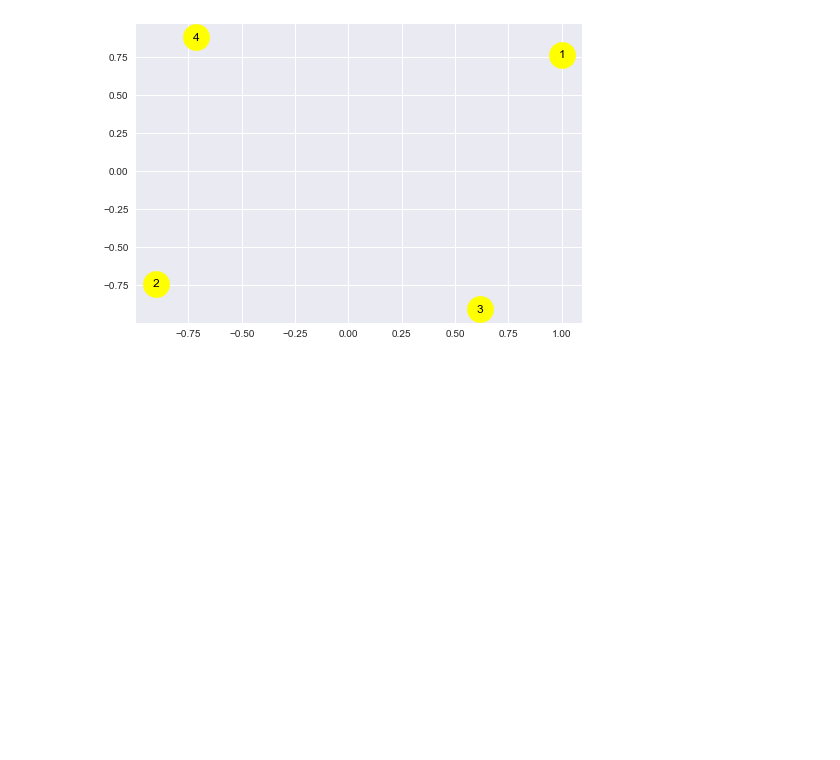
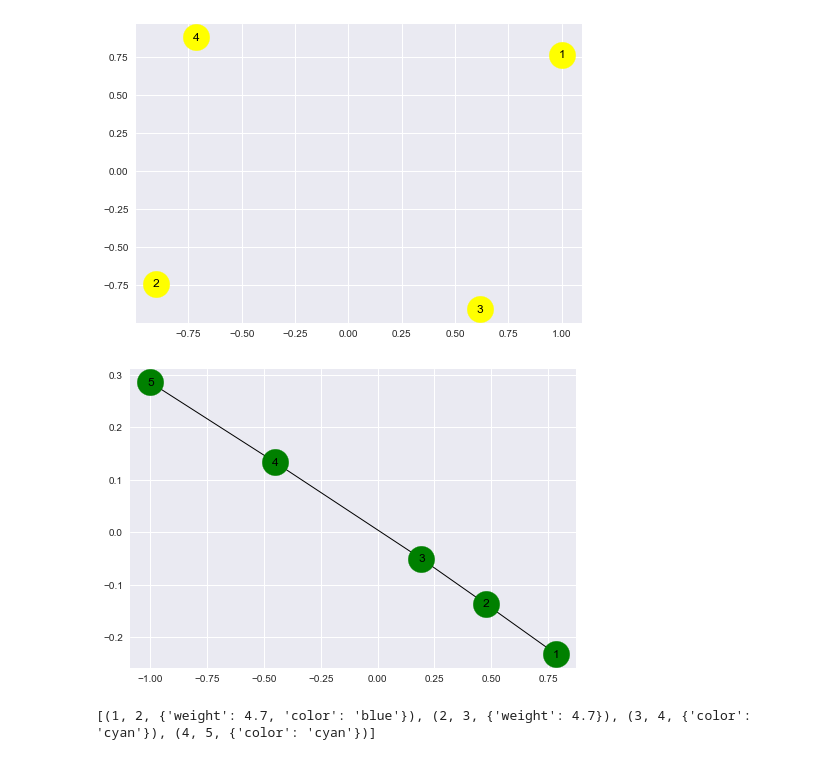
Before and after one commit to JayantGoel001/GraphsAndSocialNetworkAnalytics, a Jupyter notebook: Graph Using NetworkX.ipynb, the cells around one changed output. Drawn from its saved outputs; the diff is of its cells as text; code cells hidden in the pictures; blank space fills up the shorter version.

```diff
--- a/Graph Using NetworkX.ipynb
+++ b/Graph Using NetworkX.ipynb
@@ -144,3 +144,13 @@ print(D.nodes(data=True))
 showNetork(D,with_labels=True,node_color='yellow')
 # %% [output]
 [figure]
+# %%
+#Adding Edges Attributes to our Graph
+H = nx.Graph()
+H.add_edge(1,2,weight=4.7)
+H.add_edges_from([(3,4),(4,5)],color='cyan')
+H.add_edges_from([(1,2,{'color':'blue'}),(2,3,{'weight':8})])
+# %%
+showNetork(H,with_labels=True)
+# %% [output]
+[figure, added]
@@ -146,0 +159,4 @@ showNetork(D,with_labels=True,node_color='yellow')
+# %%
+print(H.edges(data=True))
+# %% [output]
+[(1, 2, {'weight': 4.7, 'color': 'blue'}), (2, 3, {'weight': 4.7}), (3, 4, {'color': 'cyan'}), (4, 5, {'color': 'cyan'})]
```
Also changed, not shown: parts of 1 cell of this notebook.
